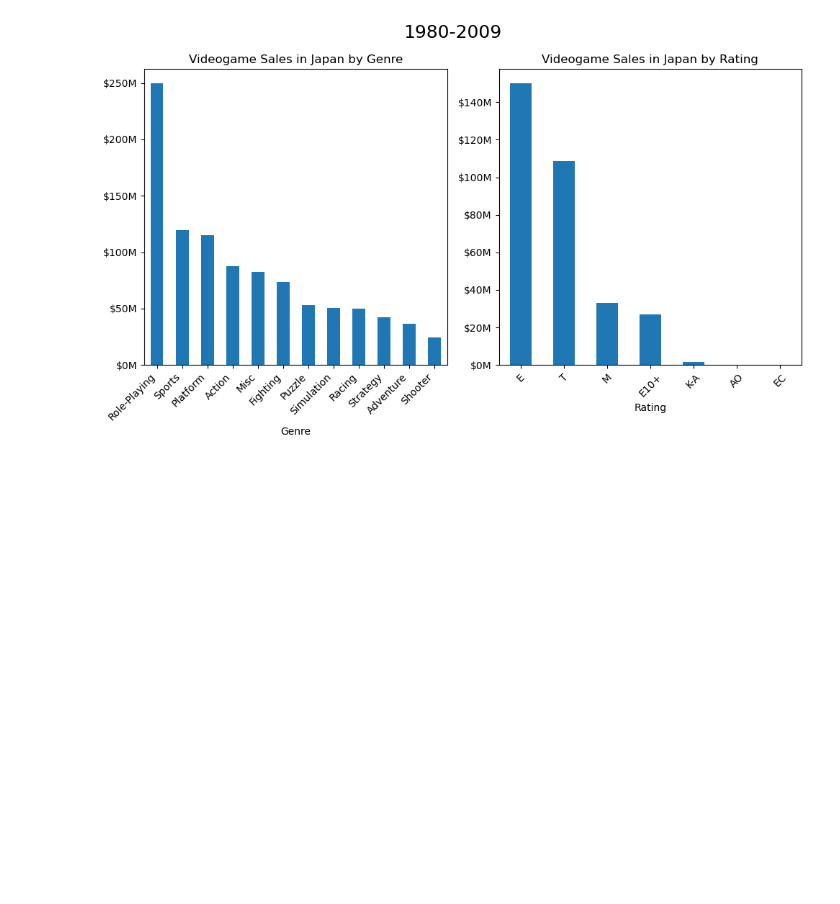
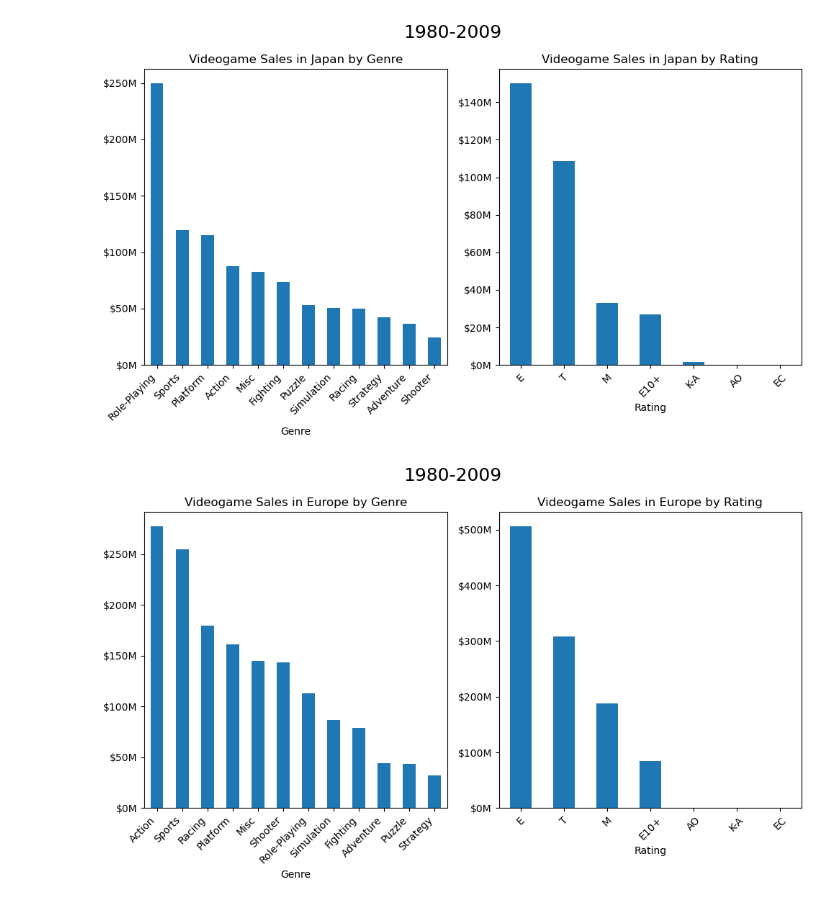
Before and after one commit to mchurch05/Videogame_Sales_Project, a Jupyter notebook: Analyzing_Videogame_Trends.ipynb, the cells around one changed output. Saved outputs shown, nothing was run; the diff lists cells and outputs as text; code cells hidden in the pictures; blank space fills up the shorter version.

Commit message:
Add bar graphs for Europe sales by genre/rating

```diff
--- a/Analyzing_Videogame_Trends.ipynb
+++ b/Analyzing_Videogame_Trends.ipynb
@@ -343,3 +343,21 @@ plt.tight_layout()
 plt.show()
 # %% [output]
 [figure]
+# %%
+fig2, (ax1, ax2) = plt.subplots(1, 2, figsize = (10, 6))
+df.groupby('Genre')['EU_Sales'].sum().sort_values(ascending= False).plot(kind= 'bar', ax = ax1)
+ax1.yaxis.set_major_formatter(plt.FuncFormatter(lambda y, pos: f'${int(y)}M'))
+ax1.set_title('Videogame Sales in Europe by Genre')
+ax1.set_xticklabels(ax1.get_xticklabels(), rotation=45)
+for labels in ax1.get_xticklabels():
+    labels.set_ha('right')
+
+df.groupby('Rating')['EU_Sales'].sum().sort_values(ascending= False).plot(kind= 'bar', ax = ax2)
+ax2.yaxis.set_major_formatter(plt.FuncFormatter(lambda y, pos: f'${int(y)}M'))
+ax2.set_title('Videogame Sales in Europe by Rating')
+ax2.set_xticklabels(ax2.get_xticklabels(), rotation=45)
+fig2.suptitle('1980-2009', fontsize = 18)
+plt.tight_layout()
+plt.show()
+# %% [output]
+[figure, added]
```
